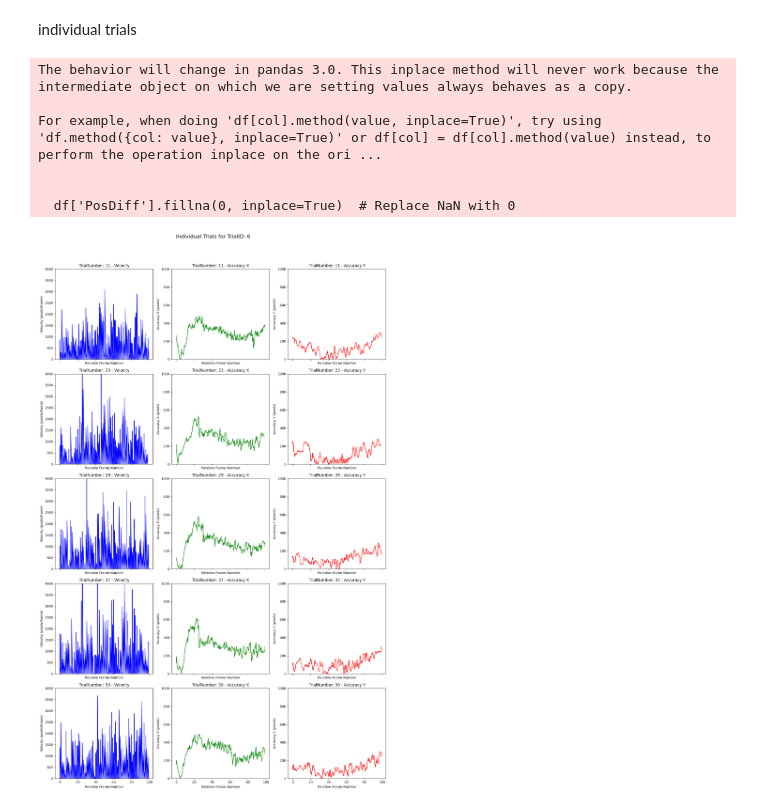
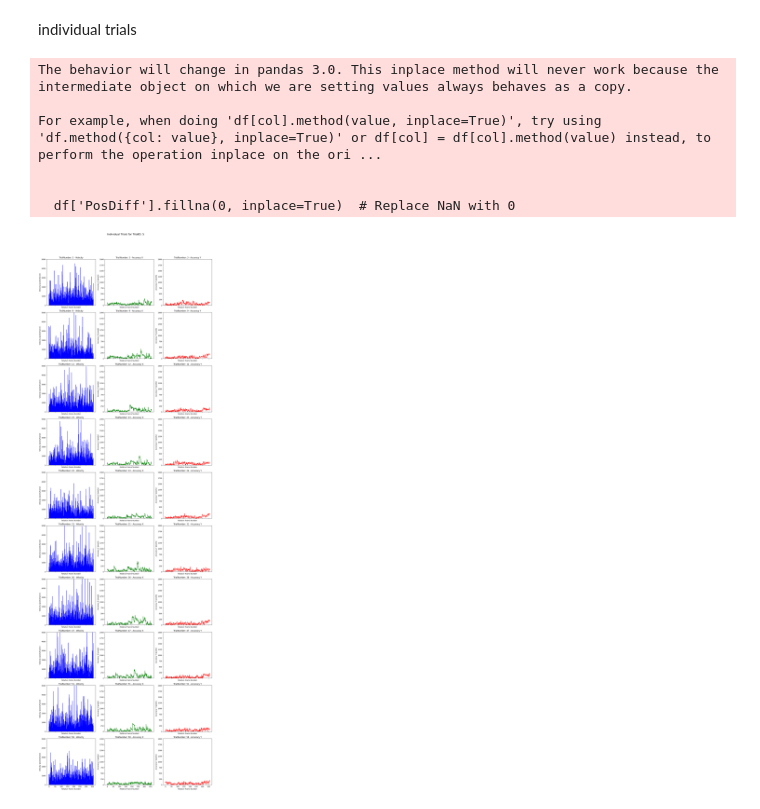
Before and after one commit to jennakangg/motiontrackingdatavis, a Jupyter notebook: MotionTrackingVisGaze2D.ipynb, the cells around one changed output. Saved outputs shown, nothing was run; the diff lists cells and outputs as text; code cells hidden in the pictures.

```diff
--- a/MotionTrackingVisGaze2D.ipynb
+++ b/MotionTrackingVisGaze2D.ipynb
@@ -528,35 +528,35 @@ def plot_individual_trials(df, trial_id, trial_range=(0, 4)):
         # Plot Velocity
         axes_row[0].plot(single_trial_data['RelativeFrameNumber'], single_trial_data['Velocity'], color='blue')
         axes_row[0].set_title(f'TrialNumber: {trial_num} - Velocity')
         axes_row[0].set_ylabel('Velocity (pixels/frame)')
         axes_row[0].set_xlabel('Relative Frame Number')
-        axes_row[0].set_ylim([0, 4000])
+        axes_row[0].set_ylim([0, 5000])
 
         # Plot Accuracy X
         axes_row[1].plot(single_trial_data['RelativeFrameNumber'], single_trial_data['AccuracyX'], color='green')
         axes_row[1].set_title(f'TrialNumber: {trial_num} - Accuracy X')
         axes_row[1].set_ylabel('Accuracy X (pixels)')
         axes_row[1].set_xlabel('Relative Frame Number')
-        axes_row[1].set_ylim([0, 1000])
+        axes_row[1].set_ylim([0, 2000])
 
         # Plot Accuracy Y
         axes_row[2].plot(single_trial_data['RelativeFrameNumber'], single_trial_data['AccuracyY'], color='red')
         axes_row[2].set_title(f'TrialNumber: {trial_num} - Accuracy Y')
         axes_row[2].set_ylabel('Accuracy Y (pixels)')
         axes_row[2].set_xlabel('Relative Frame Number')
-        axes_row[2].set_ylim([0, 1000])
+        axes_row[2].set_ylim([0, 2000])
 
     fig.tight_layout(rect=[0, 0.03, 1, 0.95])  # Adjust layout to fit the title
     plt.show()
 
 # Example usage
 data = compute_velocity_and_accuracy(data, screen_width, screen_height)
-plot_individual_trials(data, trial_id=6, trial_range=(0, 4))
+plot_individual_trials(data, trial_id=0, trial_range=(0, 9))
 # %% [output]
 The behavior will change in pandas 3.0. This inplace method will never work because the intermediate object on which we are setting values always behaves as a copy.
 
 For example, when doing 'df[col].method(value, inplace=True)', try using 'df.method({col: value}, inplace=True)' or df[col] = df[col].method(value) instead, to perform the operation inplace on the ori ...
 
 
   df['PosDiff'].fillna(0, inplace=True)  # Replace NaN with 0
-[figure, old version]
+[figure, new version]
```
Also changed, not shown: parts of 5 cells of this notebook, 3 other files.
